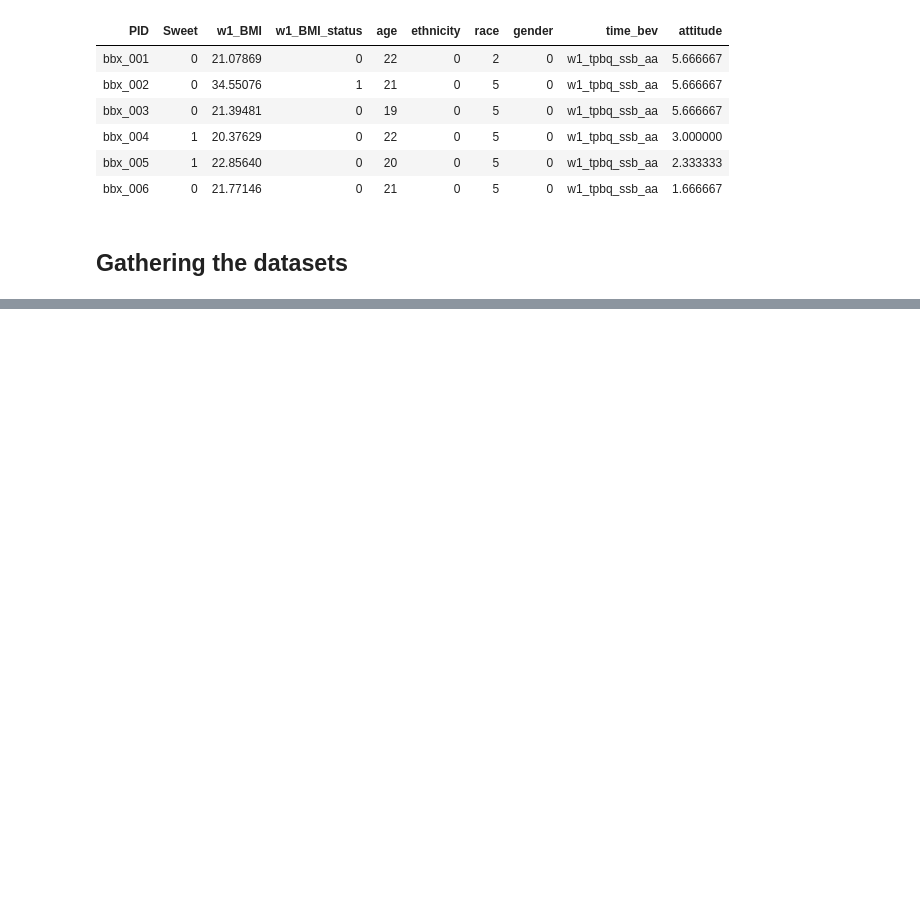
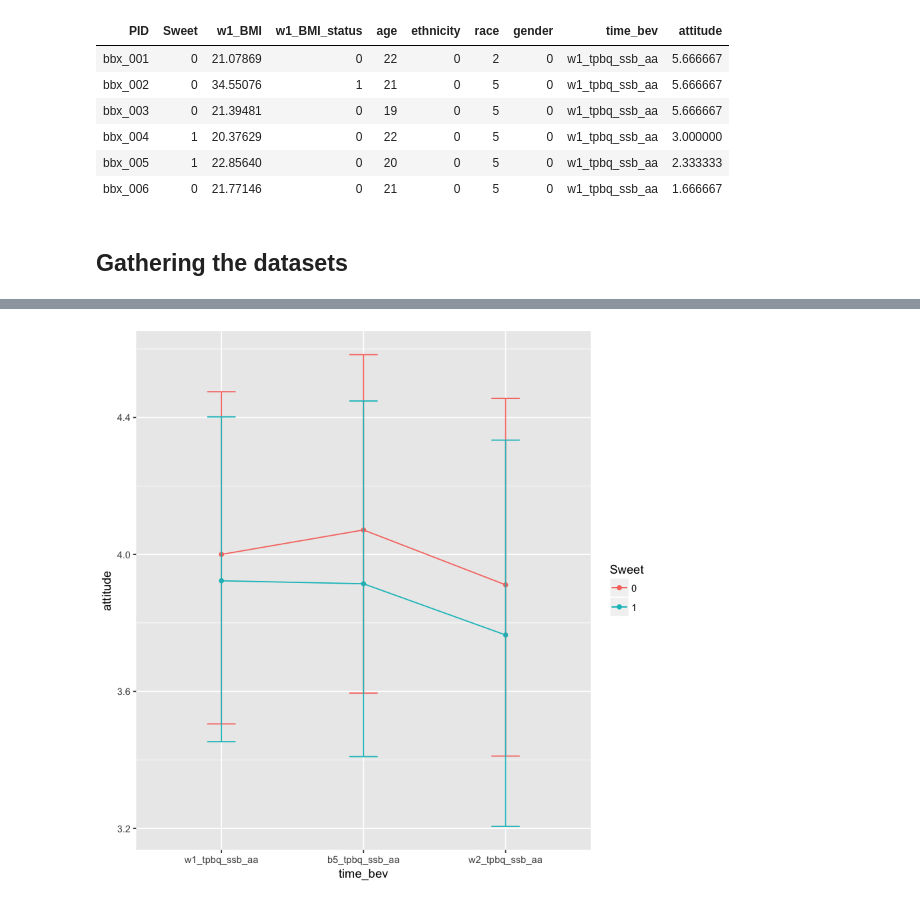
Before and after one commit to lbauert/TPBT, a Jupyter notebook: Lia_Analysis.ipynb, the cells around one changed output, grey strips where cells are left out. Saved outputs shown, nothing was run; the diff lists cells and outputs as text; code cells hidden in the pictures; blank space fills up the shorter version.

```diff
--- a/Lia_Analysis.ipynb
+++ b/Lia_Analysis.ipynb
@@ -221,0 +513,12 @@ AA_CE <- lmer()
+# %%
+AA_long$Sweet<-as.factor(AA_long$Sweet)
+plot1 <- ggplot(AA_long, aes(
+  time_bev, attitude, colour = Sweet))
+
+plot1 + stat_summary(
+  fun.y = mean, geom = "point") + stat_summary(
+    fun.y =mean, geom = "line", aes(
+      group= Sweet)) + stat_summary(
+        fun.data = mean_cl_boot, geom   = "errorbar", width = 0.2) + labs(
+          x = "time_bev", y = "attitude", colour = "Sweet")
+# %% [output]
@@ -221,0 +529 @@ AA_CE <- lmer()
+[figure, added]
```
Also changed, not shown: parts of 19 cells of this notebook.
